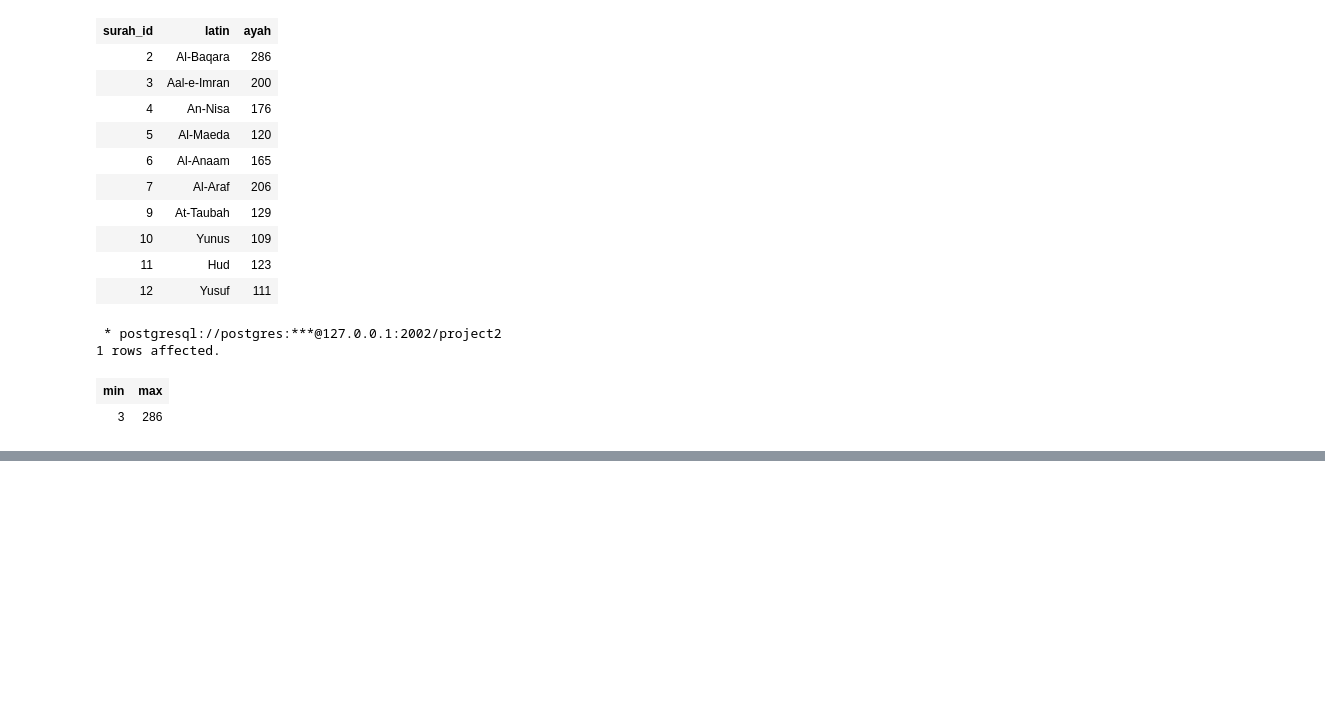
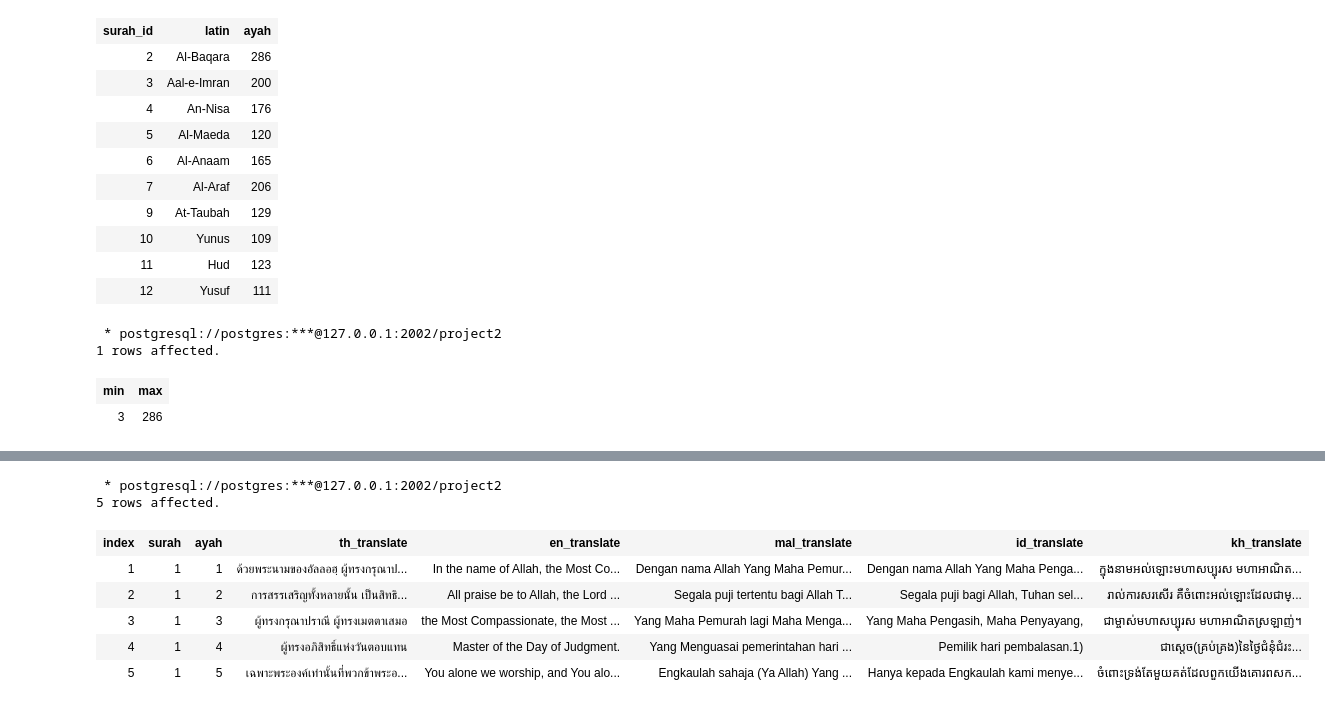
Before and after one commit to samrongboy/Quran-Database-and-Data-Warehouse_-naseem-aidil-rohman, a Jupyter notebook: project.ipynb, the cells around one changed output, grey strips where cells are left out. Drawn from its saved outputs; the diff is of its cells as text; code cells hidden in the pictures; blank space fills up the shorter version.

```diff
--- a/project.ipynb
+++ b/project.ipynb
@@ -156,0 +184,12 @@ SELECT min(ayah) as min, max(ayah) as max from quran_surah;
+# %%
+%%sql
+select * from translate limit 5;
+# %% [output]
+ * postgresql://postgres:***@127.0.0.1:2002/project2
+5 rows affected.
+| index | surah | ayah | th_translate | en_translate | mal_translate | id_translate | kh_translate |
+| 1 | 1 | 1 | ด้วยพระนามของอัลลอฮฺ ผู้ทรงกรุณาป... | In the name of Allah, the Most Co... | Dengan nama Allah Yang Maha Pemur... | Dengan nama Allah Yang Maha Penga... | ក្នុងនាមអល់ឡោះមហាសប្បុរស មហាអាណិត... |
+| 2 | 1 | 2 | การสรรเสริญทั้งหลายนั้น เป็นสิทธิ... | All praise be to Allah, the Lord ... | Segala puji tertentu bagi Allah T... | Segala puji bagi Allah, Tuhan sel... | រាល់ការសរសើរ គឺចំពោះអល់ឡោះដែលជាម្... |
+| 3 | 1 | 3 | ผู้ทรงกรุณาปราณี ผู้ทรงเมตตาเสมอ | the Most Compassionate, the Most ... | Yang Maha Pemurah lagi Maha Menga... | Yang Maha Pengasih, Maha Penyayang, | ជាម្ចាស់មហាសប្បុរស មហាអាណិតស្រឡាញ់។ |
+| 4 | 1 | 4 | ผู้ทรงอภิสิทธิ์แห่งวันตอบแทน | Master of the Day of Judgment. | Yang Menguasai pemerintahan hari ... | Pemilik hari pembalasan.1) | ជាសេ្ដច(គ្រប់គ្រង)នៃថ្ងៃជំនុំជំរះ... |
+| 5 | 1 | 5 | เฉพาะพระองค์เท่านั้นที่พวกข้าพระอ... | You alone we worship, and You alo... | Engkaulah sahaja (Ya Allah) Yang ... | Hanya kepada Engkaulah kami menye... | ចំពោះទ្រង់តែមួយគត់ដែលពួកយើងគោរពសក... |
```
Also changed, not shown: parts of 7 cells of this notebook.
